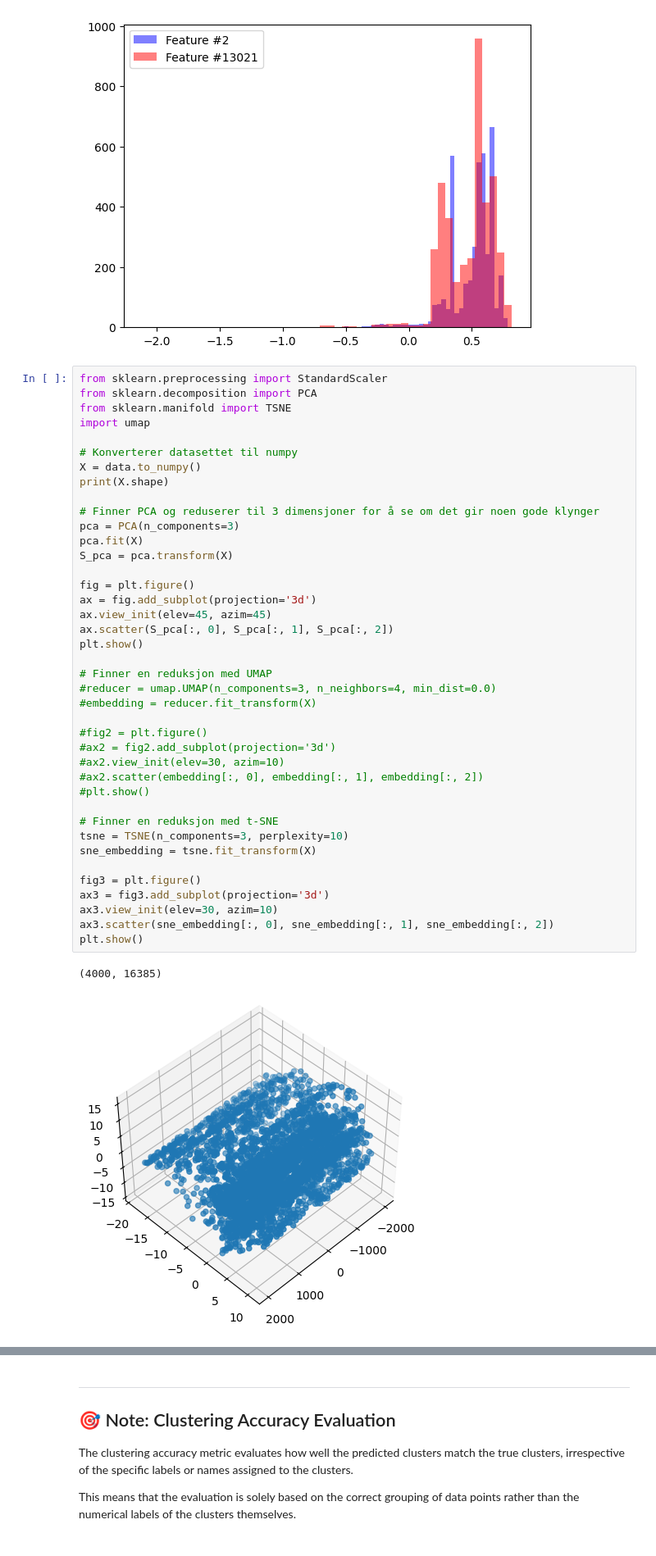
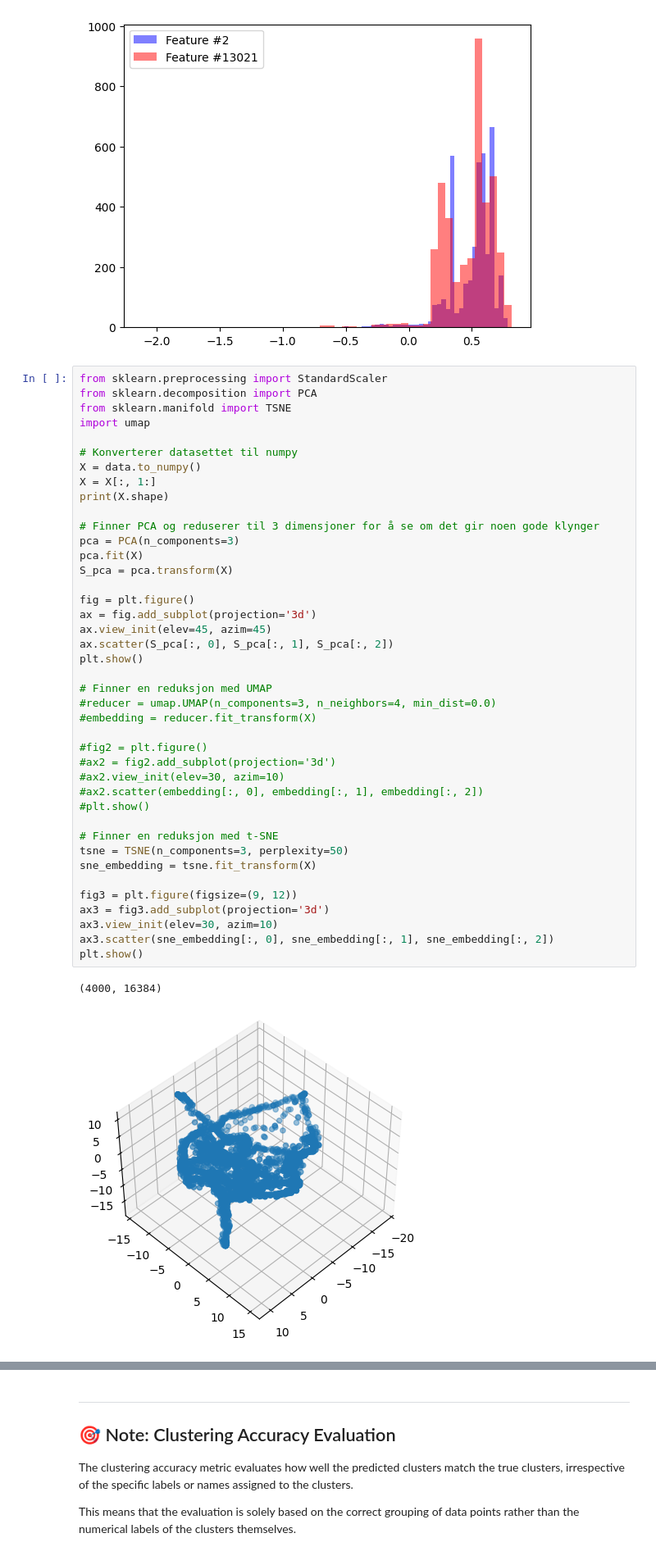
Before and after one commit to baardby/Intro-To-ML-Assignment-2, a Jupyter notebook: Chapter_2.ipynb, the cells around one changed output, grey strips where cells are left out. Shown at 82% size. Cells and saved outputs as stored; diff of their text form.

```diff
--- a/Chapter_2.ipynb
+++ b/Chapter_2.ipynb
@@ -314,38 +314,39 @@ import umap
 
 # Konverterer datasettet til numpy
 X = data.to_numpy()
+X = X[:, 1:]
 print(X.shape)
 
 # Finner PCA og reduserer til 3 dimensjoner for å se om det gir noen gode klynger
 pca = PCA(n_components=3)
 pca.fit(X)
 S_pca = pca.transform(X)
 
 fig = plt.figure()
 ax = fig.add_subplot(projection='3d')
 ax.view_init(elev=45, azim=45)
 ax.scatter(S_pca[:, 0], S_pca[:, 1], S_pca[:, 2])
 plt.show()
 
 # Finner en reduksjon med UMAP
 #reducer = umap.UMAP(n_components=3, n_neighbors=4, min_dist=0.0)
 #embedding = reducer.fit_transform(X)
 
 #fig2 = plt.figure()
 #ax2 = fig2.add_subplot(projection='3d')
 #ax2.view_init(elev=30, azim=10)
 #ax2.scatter(embedding[:, 0], embedding[:, 1], embedding[:, 2])
 #plt.show()
 
 # Finner en reduksjon med t-SNE
-tsne = TSNE(n_components=3, perplexity=10)
+tsne = TSNE(n_components=3, perplexity=50)
 sne_embedding = tsne.fit_transform(X)
 
-fig3 = plt.figure()
+fig3 = plt.figure(figsize=(9, 12))
 ax3 = fig3.add_subplot(projection='3d')
 ax3.view_init(elev=30, azim=10)
 ax3.scatter(sne_embedding[:, 0], sne_embedding[:, 1], sne_embedding[:, 2])
 plt.show()
 # %% [output]
-(4000, 16385)
+(4000, 16384)
-[figure, old version]
+[figure, new version]
```
Also changed, not shown: parts of 6 cells of this notebook, 1 other file.
